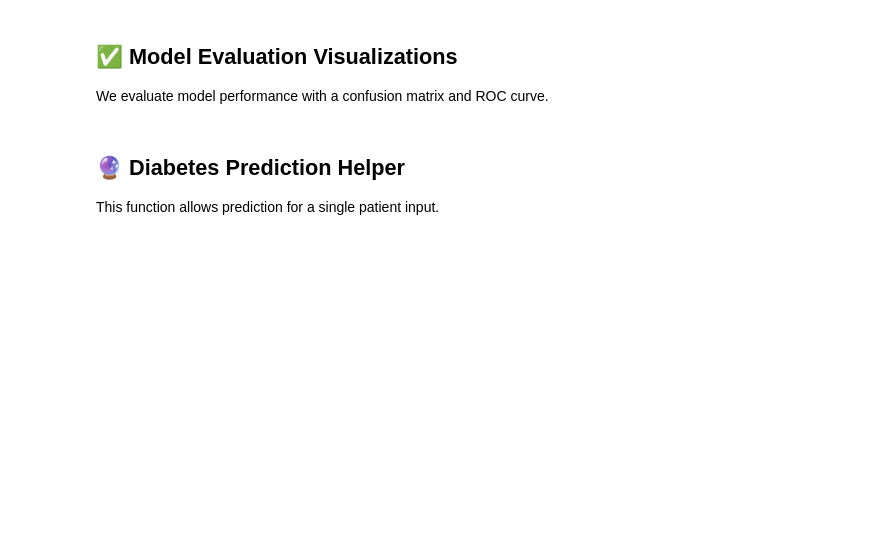
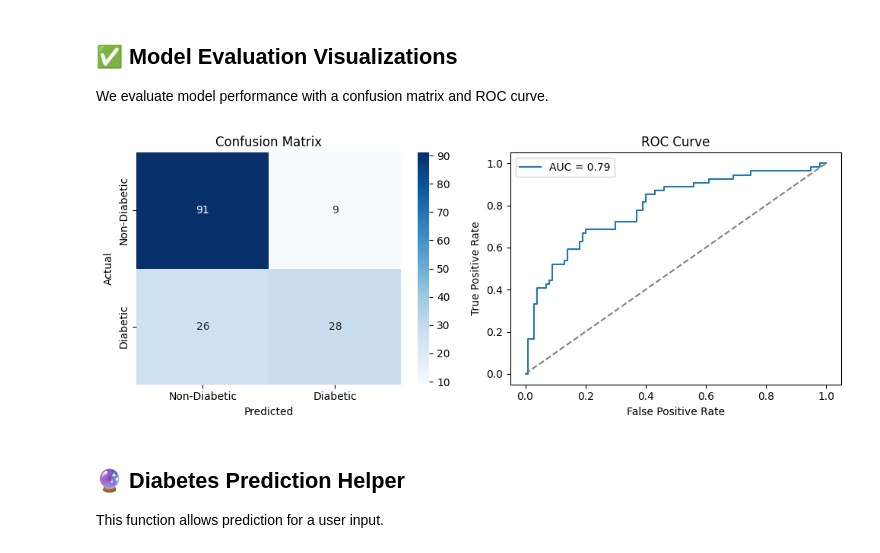
Before and after one commit to b-akash-krishna/Internpe_AIML_Internship, a Jupyter notebook: Project_3_Diabetes_Prediction_Final.ipynb, the cells around one changed output. Cells and saved outputs as stored; diff of their text form; code cells hidden in the pictures; blank space fills up the shorter version.

```diff
--- a/Project_3_Diabetes_Prediction_Final.ipynb
+++ b/Project_3_Diabetes_Prediction_Final.ipynb
@@ -87,7 +93,7 @@ diabetes_dataset.groupby('Outcome').mean()
 | 1 | 4.865672 | 141.257463 | 70.824627 | 22.164179 | 100.335821 | 35.142537 | 0.550500 | 37.067164 |
 # %%
 # separating the data and labels
-X = diabetes_dataset.drop(columns = 'Outcome', axis=1)
+X = diabetes_dataset.drop(columns = 'Outcome')
 Y = diabetes_dataset['Outcome']
 # %%
 print(X)
@@ -128,2 +132,0 @@ scaler = StandardScaler()
-# %%
-scaler.fit(X)
@@ -150,3 +132,0 @@ print(standardized_data)
-# %%
-X = standardized_data
-Y = diabetes_dataset['Outcome']
@@ -193,0 +143,11 @@ SVC(C=1.0, break_ties=False, cache_size=200, class_weight=None, coef0=0.0,
+# %%
+from sklearn.preprocessing import StandardScaler
+from sklearn.svm import SVC
+from sklearn.pipeline import Pipeline
+
+classifier = Pipeline([
+    ("scaler", StandardScaler()),
+    ("svc", SVC(kernel="linear", probability=True))
+])
+
+classifier.fit(X_train, Y_train)
@@ -243,36 +204,48 @@ The person is diabetic
 We evaluate model performance with a confusion matrix and ROC curve.
 # %%
 from sklearn.metrics import confusion_matrix, roc_curve, roc_auc_score
+import matplotlib.pyplot as plt
+import seaborn as sns
+
+# Predictions
+y_pred = classifier.predict(X_test)
+
+# --- Confusion Matrix ---
+cm = confusion_matrix(Y_test, y_pred)
+
+# --- ROC Curve ---
+y_scores = classifier.predict_proba(X_test)[:,1]
+
+fpr, tpr, _ = roc_curve(Y_test, y_scores)
+auc_score = roc_auc_score(Y_test, y_scores)
+
+
+fig, axes = plt.subplots(1, 2, figsize=(10,4))
 
 # Confusion Matrix
-y_pred = model.predict(X_test)
-cm = confusion_matrix(y_test, y_pred)
-
-plt.figure(figsize=(5,4))
 sns.heatmap(cm, annot=True, fmt='d', cmap='Blues',
             xticklabels=['Non-Diabetic','Diabetic'],
-            yticklabels=['Non-Diabetic','Diabetic'])
-plt.xlabel('Predicted')
-plt.ylabel('Actual')
-plt.title('Confusion Matrix')
-plt.show()
+            yticklabels=['Non-Diabetic','Diabetic'],
+            ax=axes[0])
+axes[0].set_xlabel('Predicted')
+axes[0].set_ylabel('Actual')
+axes[0].set_title('Confusion Matrix')
 
 # ROC Curve
-y_pred_proba = model.predict_proba(X_test)[:,1]
-fpr, tpr, _ = roc_curve(y_test, y_pred_proba)
-auc_score = roc_auc_score(y_test, y_pred_proba)
+axes[1].plot(fpr, tpr, label=f'AUC = {auc_score:.2f}')
+axes[1].plot([0,1],[0,1],'--', color='gray')
+axes[1].set_xlabel('False Positive Rate')
+axes[1].set_ylabel('True Positive Rate')
+axes[1].set_title('ROC Curve')
+axes[1].legend()
 
-plt.figure(figsize=(6,5))
-plt.plot(fpr, tpr, label=f'ROC Curve (AUC = {auc_score:.2f})')
-plt.plot([0,1],[0,1],'--', color='gray')
-plt.xlabel('False Positive Rate')
-plt.ylabel('True Positive Rate')
-plt.title('ROC Curve')
-plt.legend()
+plt.tight_layout()
 plt.show()
+# %% [output]
+[figure, added]
 # %% [markdown]
 ## 🔮 Diabetes Prediction Helper
-This function allows prediction for a single patient input.
+This function allows prediction for a user input.
 # %%
 import pandas as pd
 
```
Also changed, not shown: parts of 25 cells of this notebook.
